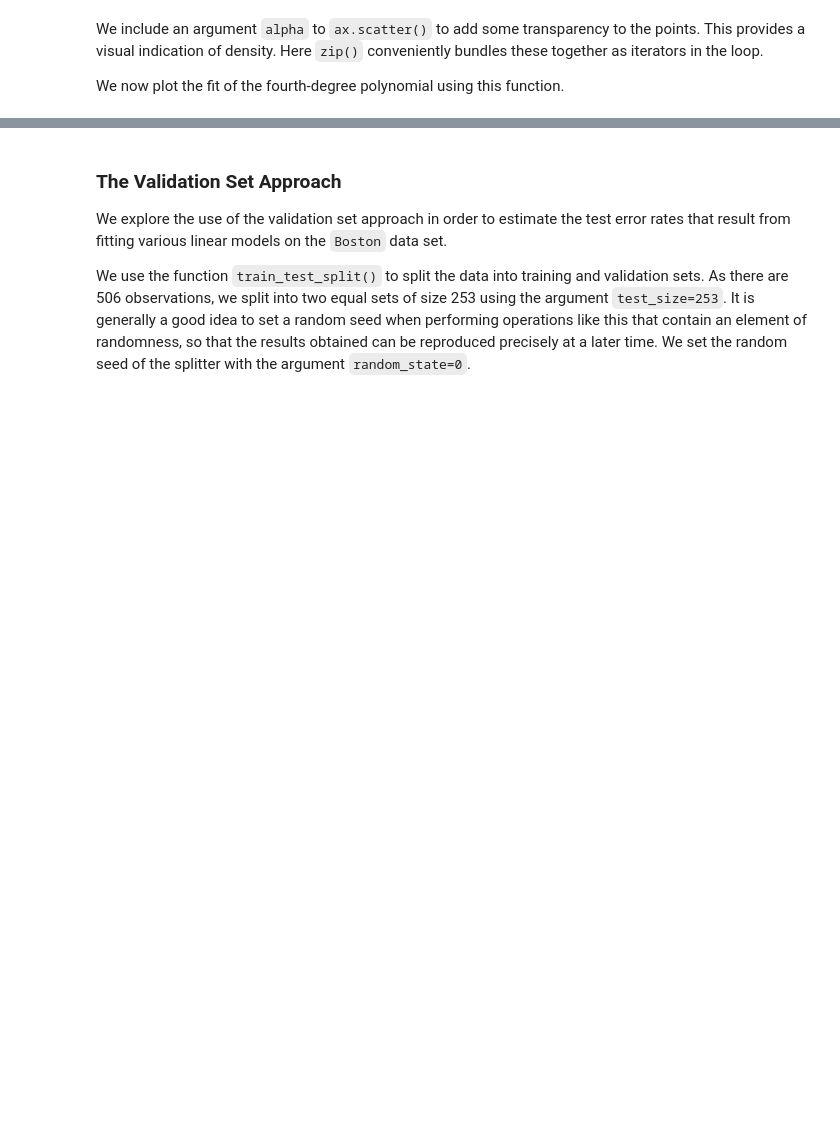
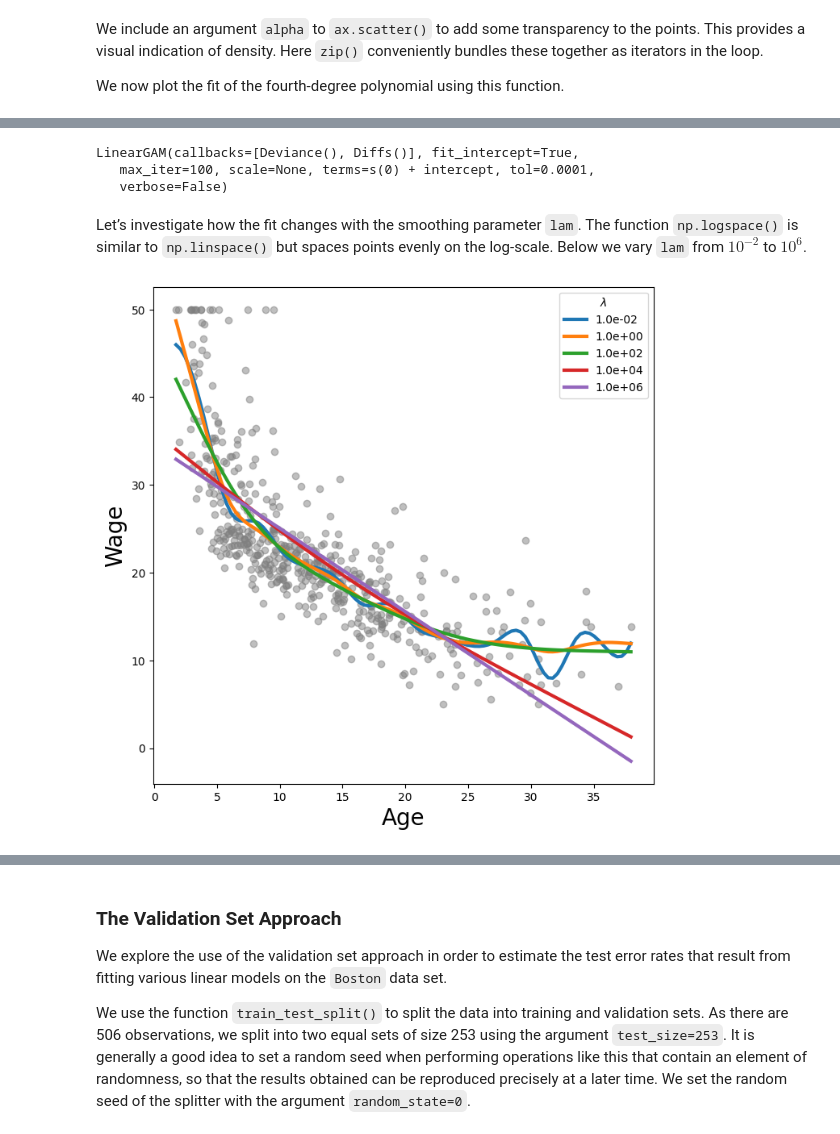
Before and after one commit to oreomcflurryyy/data-analysis, a Jupyter notebook: boston_housing_notebook.ipynb, the cells around one changed output, grey strips where cells are left out. Drawn from its saved outputs; the diff is of its cells as text; code cells hidden in the pictures; blank space fills up the shorter version.

```diff
--- a/boston_housing_notebook.ipynb
+++ b/boston_housing_notebook.ipynb
@@ -280,0 +401,27 @@ plot_medv_fit(lstat_df=lstat_df,
+# %%
+lstat = Boston['lstat']
+X_lstat = np.asarray(lstat).reshape((-1,1))
+gam = LinearGAM(s_gam(0, lam=0.6))
+gam.fit(X_lstat, y)
+# %% [output]
+LinearGAM(callbacks=[Deviance(), Diffs()], fit_intercept=True,
+   max_iter=100, scale=None, terms=s(0) + intercept, tol=0.0001,
+   verbose=False)
+# %% [markdown]
+Let’s investigate how the fit changes with the smoothing parameter `lam`.
+The function `np.logspace()` is similar to `np.linspace()` but spaces points
+evenly on the log-scale. Below we vary `lam` from $10^{-2}$ to $10^6$.
+# %%
+fig, ax = subplots(figsize=(8,8))
+ax.scatter(lstat, y, facecolor='gray', alpha=0.5)
+for lam in np.logspace(-2, 6, 5):
+    gam = LinearGAM(s_gam(0, lam=lam)).fit(X_lstat, y)
+    ax.plot(lstat_grid,
+            gam.predict(lstat_grid),
+            label='{:.1e}'.format(lam),
+            linewidth=3)
+ax.set_xlabel('Age', fontsize=20)
+ax.set_ylabel('Wage', fontsize=20);
+ax.legend(title='$\lambda$');
+# %% [output]
+[figure, added]
```
Also changed, not shown: parts of 17 cells of this notebook.
